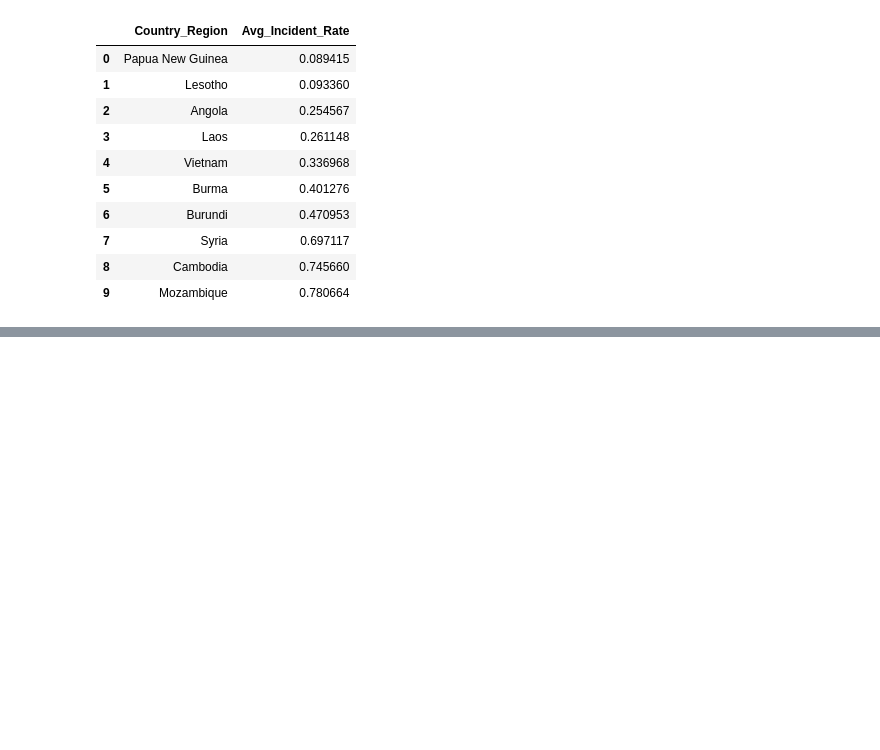
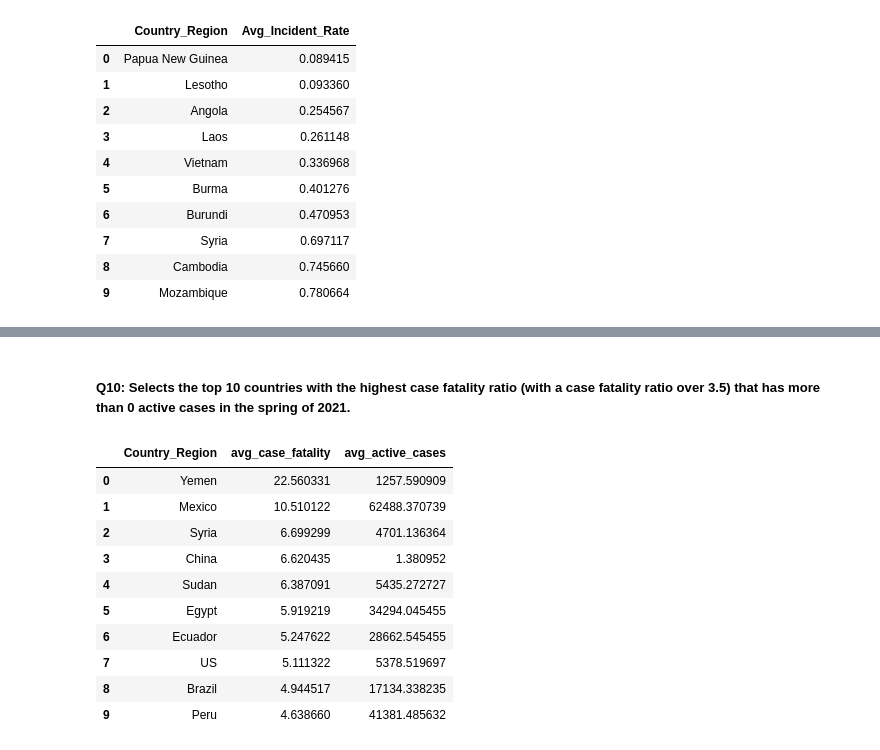
Before and after one commit to kimmisin/Elements-of-Databases, a Jupyter notebook: milestone1.ipynb, the cells around one changed output, grey strips where cells are left out. Saved outputs shown, nothing was run; the diff lists cells and outputs as text; code cells hidden in the pictures; blank space fills up the shorter version.

```diff
--- a/milestone1.ipynb
+++ b/milestone1.ipynb
@@ -720,0 +797,22 @@ LIMIT 10;
+# %% [markdown]
+##### Q10: Selects the top 10 countries with the highest case fatality ratio (with a case fatality ratio over 3.5) that has more than 0 active cases in the spring of 2021.
+# %%
+%%bigquery
+SELECT Country_Region, avg(Case_fatality_ratio) as avg_case_fatality, avg(Active) as avg_active_cases
+FROM jhu_daily_reports_staging.covid_spring2021
+WHERE Case_fatality_ratio >= 3.5 AND Active>0
+GROUP BY Country_Region
+ORDER BY AVG(Case_fatality_ratio) DESC
+LIMIT 10;
+# %% [output]
+|  | Country_Region | avg_case_fatality | avg_active_cases |
+| 0 | Yemen | 22.560331 | 1257.590909 |
+| 1 | Mexico | 10.510122 | 62488.370739 |
+| 2 | Syria | 6.699299 | 4701.136364 |
+| 3 | China | 6.620435 | 1.380952 |
+| 4 | Sudan | 6.387091 | 5435.272727 |
+| 5 | Egypt | 5.919219 | 34294.045455 |
+| 6 | Ecuador | 5.247622 | 28662.545455 |
+| 7 | US | 5.111322 | 5378.519697 |
+| 8 | Brazil | 4.944517 | 17134.338235 |
+| 9 | Peru | 4.638660 | 41381.485632 |
```
Also changed, not shown: parts of 10 cells of this notebook.
